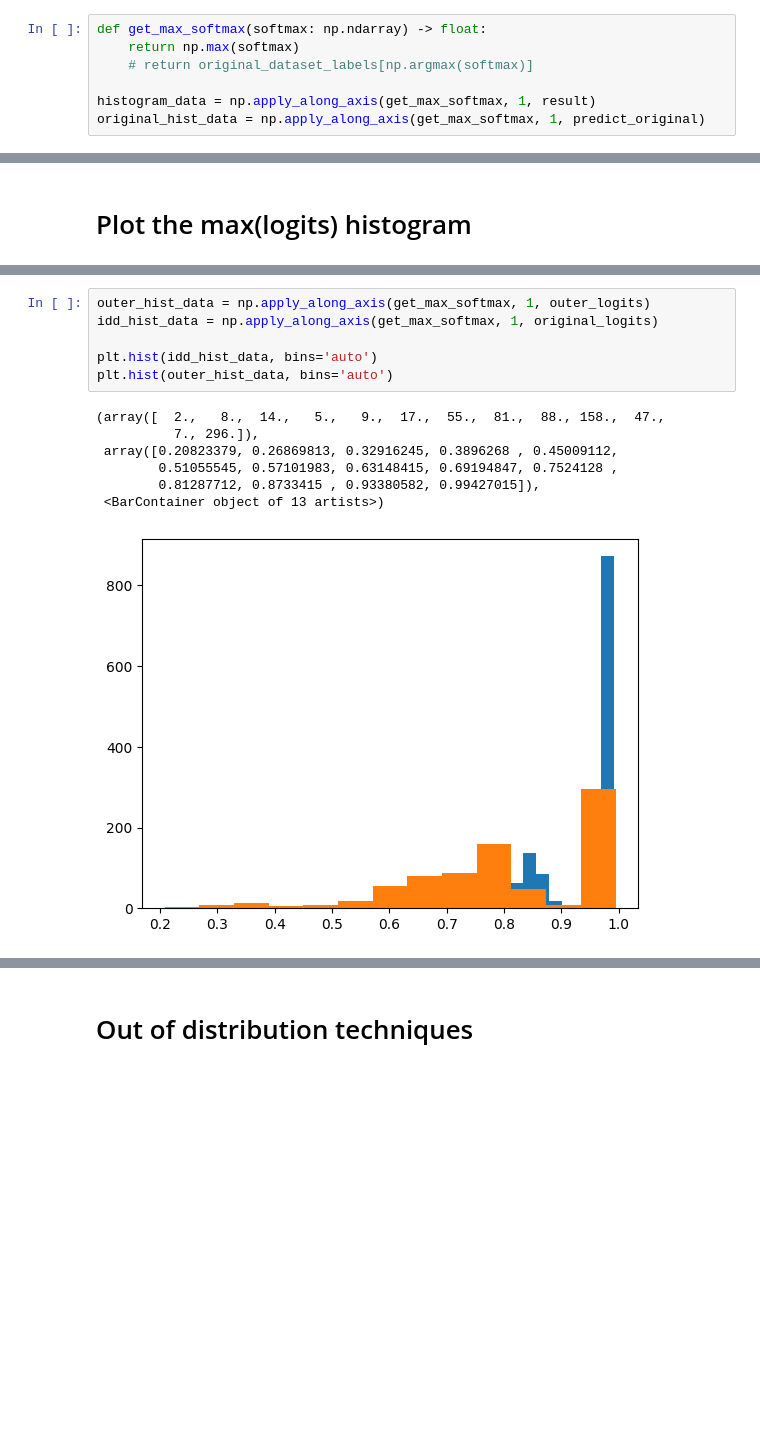
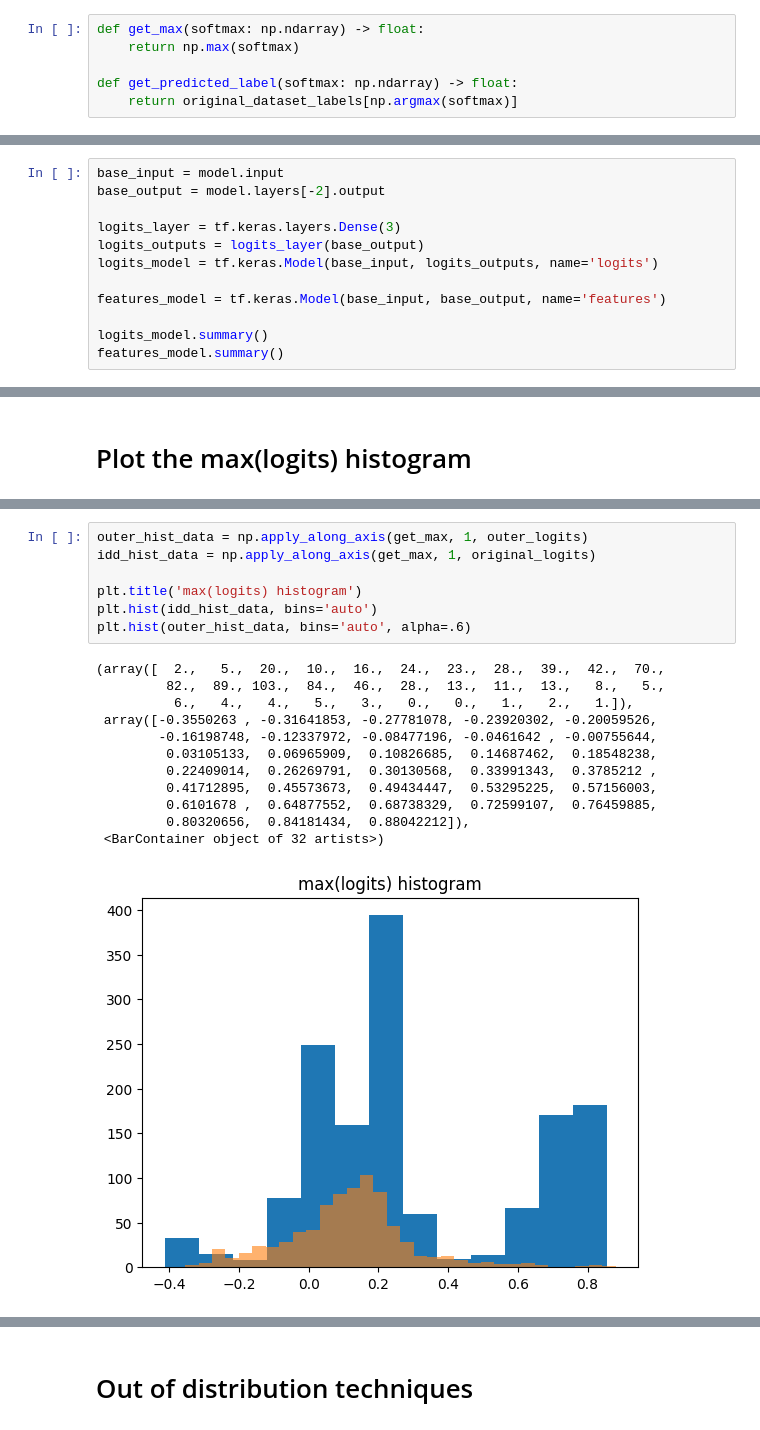
Before and after one commit to WiktorPieklik/Secure-Text-Classification, a Jupyter notebook: src/notebooks/lstm-thresholding.ipynb, the cells around one changed output, grey strips where cells are left out. Drawn from its saved outputs; the diff is of its cells as text; blank space fills up the shorter version.

```diff
--- a/src/notebooks/lstm-thresholding.ipynb
+++ b/src/notebooks/lstm-thresholding.ipynb
@@ -89,12 +100,11 @@ model.evaluate(original_ds)
  0.9728601574897766,
  0.9926711320877075]
 # %%
-def get_max_softmax(softmax: np.ndarray) -> float:
+def get_max(softmax: np.ndarray) -> float:
     return np.max(softmax)
-    # return original_dataset_labels[np.argmax(softmax)]
 
-histogram_data = np.apply_along_axis(get_max_softmax, 1, result)
-original_hist_data = np.apply_along_axis(get_max_softmax, 1, predict_original)
+def get_predicted_label(softmax: np.ndarray) -> float:
+    return original_dataset_labels[np.argmax(softmax)]
 # %% [markdown]
 # Plot the max(softmax) histogram
 # %%
@@ -124,0 +141,12 @@ plt.hist(original_hist_data, bins='auto')
+# %%
+base_input = model.input
+base_output = model.layers[-2].output
+
+logits_layer = tf.keras.layers.Dense(3)
+logits_outputs = logits_layer(base_output)
+logits_model = tf.keras.Model(base_input, logits_outputs, name='logits')
+
+features_model = tf.keras.Model(base_input, base_output, name='features')
+
+logits_model.summary()
+features_model.summary()
@@ -137,14 +184,20 @@ original_logits = logits_model.predict(original_ds)
 # %%
-outer_hist_data = np.apply_along_axis(get_max_softmax, 1, outer_logits)
-idd_hist_data = np.apply_along_axis(get_max_softmax, 1, original_logits)
+outer_hist_data = np.apply_along_axis(get_max, 1, outer_logits)
+idd_hist_data = np.apply_along_axis(get_max, 1, original_logits)
 
+plt.title('max(logits) histogram')
 plt.hist(idd_hist_data, bins='auto')
-plt.hist(outer_hist_data, bins='auto')
+plt.hist(outer_hist_data, bins='auto', alpha=.6)
 # %% [output]
-(array([  2.,   8.,  14.,   5.,   9.,  17.,  55.,  81.,  88., 158.,  47.,
-          7., 296.]),
- array([0.20823379, 0.26869813, 0.32916245, 0.3896268 , 0.45009112,
-        0.51055545, 0.57101983, 0.63148415, 0.69194847, 0.7524128 ,
-        0.81287712, 0.8733415 , 0.93380582, 0.99427015]),
- <BarContainer object of 13 artists>)
+(array([  2.,   5.,  20.,  10.,  16.,  24.,  23.,  28.,  39.,  42.,  70.,
+         82.,  89., 103.,  84.,  46.,  28.,  13.,  11.,  13.,   8.,   5.,
+          6.,   4.,   4.,   5.,   3.,   0.,   0.,   1.,   2.,   1.]),
+ array([-0.3550263 , -0.31641853, -0.27781078, -0.23920302, -0.20059526,
+        -0.16198748, -0.12337972, -0.08477196, -0.0461642 , -0.00755644,
+         0.03105133,  0.06965909,  0.10826685,  0.14687462,  0.18548238,
+         0.22409014,  0.26269791,  0.30130568,  0.33991343,  0.3785212 ,
+         0.41712895,  0.45573673,  0.49434447,  0.53295225,  0.57156003,
+         0.6101678 ,  0.64877552,  0.68738329,  0.72599107,  0.76459885,
+         0.80320656,  0.84181434,  0.88042212]),
+ <BarContainer object of 32 artists>)
-[figure, old version]
+[figure, new version]
```
Also changed, not shown: parts of 30 cells of this notebook, 1 other file.
